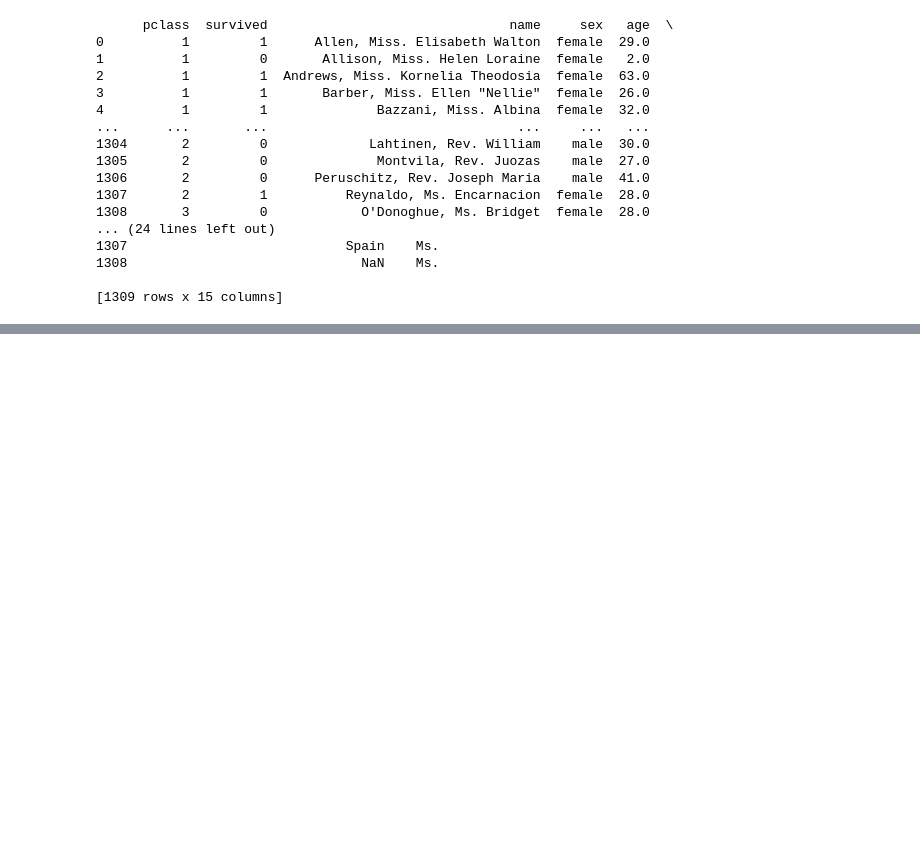
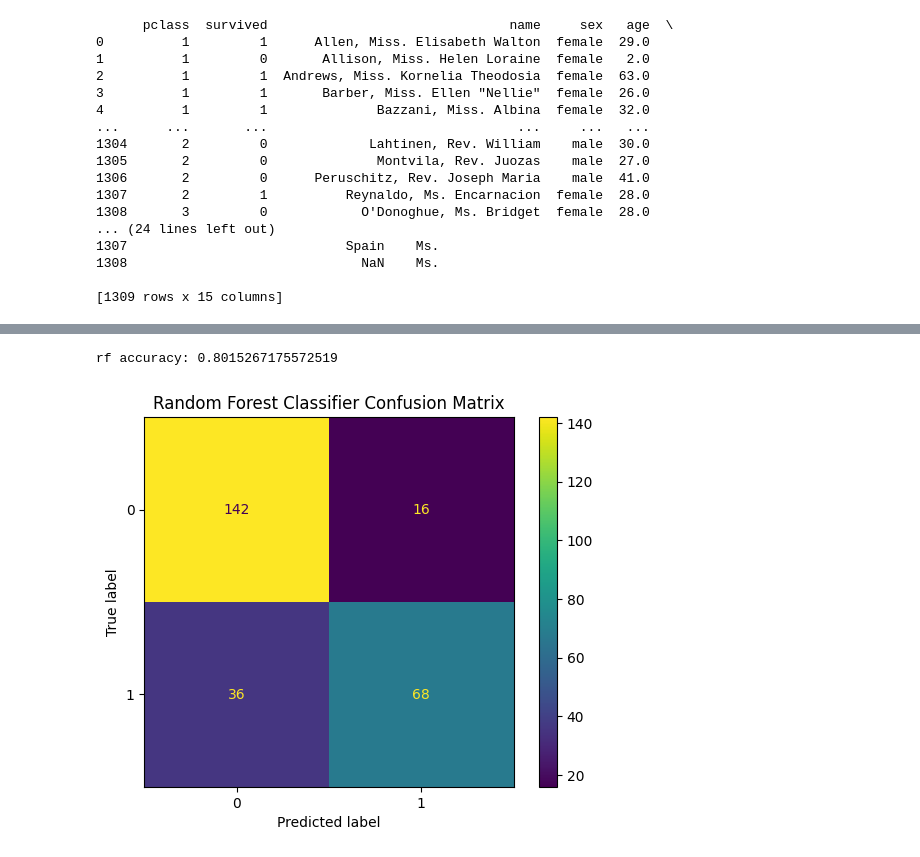
Before and after one commit to emre-ekici2/Group-2-CloudAI, a Jupyter notebook: Titanic/Titanic.ipynb, the cells around one changed output, grey strips where cells are left out. Drawn from its saved outputs; the diff is of its cells as text; code cells hidden in the pictures; blank space fills up the shorter version.

```diff
--- a/Titanic/Titanic.ipynb
+++ b/Titanic/Titanic.ipynb
@@ -185,3 +166,7 @@ Name: count, dtype: int64
+# %%
+#check if someone had a cabin
+df['is_cabin'] = df['cabin'].isnull()
+df.drop(['cabin'], axis=1,inplace=True)
 # %%
 # check dimensions
 df.info()
@@ -238,5 +238,7 @@ df = pd.concat([df, sex_encoded_df], axis=1)
 # %%
 df = df.drop('sex', axis=1)
+df = df.drop('embarked', axis=1)
+# df = df.drop('title', axis=1)
 # %%
 print(df.head())
 # %% [output]
@@ -262,0 +262,19 @@ print(df.head())
+# %%
+# begin making the model
+# split the data
+feature_cols = df.columns.tolist()
+feature_cols.remove('survived')
+feature_cols.remove('name')
+feature_cols.remove('body')
+feature_cols.remove('boat')
+feature_cols.remove('ticket')
+feature_cols.remove('home.dest')
+feature_cols.remove('title')
+
+
+X = df[feature_cols]
+y = df['survived']
+
+print(feature_cols)
+#Split dataset into training set and test set
+X_train, X_test, y_train, y_test = train_test_split(X, y, test_size=0.2) # 70% training and 30% test
@@ -262,0 +320,23 @@ print(df.head())
+# %%
+clf_rf = RandomForestClassifier(n_estimators=1001, max_leaf_nodes=16, n_jobs=1)
+clf_lr = LogisticRegression(max_iter=1000)
+
+clf_rf = clf_rf.fit(X_train, y_train)
+clf_lr = clf_lr.fit(X_train, y_train)
+# %%
+rf_y_pred = clf_rf.predict(X_test)
+
+print("rf accuracy:", metrics.accuracy_score(y_test, rf_y_pred))
+
+#random forest confusion matrix
+
+rf_cm = confusion_matrix(y_test, rf_y_pred)
+disp = ConfusionMatrixDisplay(confusion_matrix=rf_cm, display_labels=np.unique(y))
+
+disp.plot()
+plt.title("Random Forest Classifier Confusion Matrix")
+
+plt.show()
+# %% [output]
+rf accuracy: 0.8015267175572519
+[figure, added]
```
Also changed, not shown: parts of 17 cells of this notebook.
